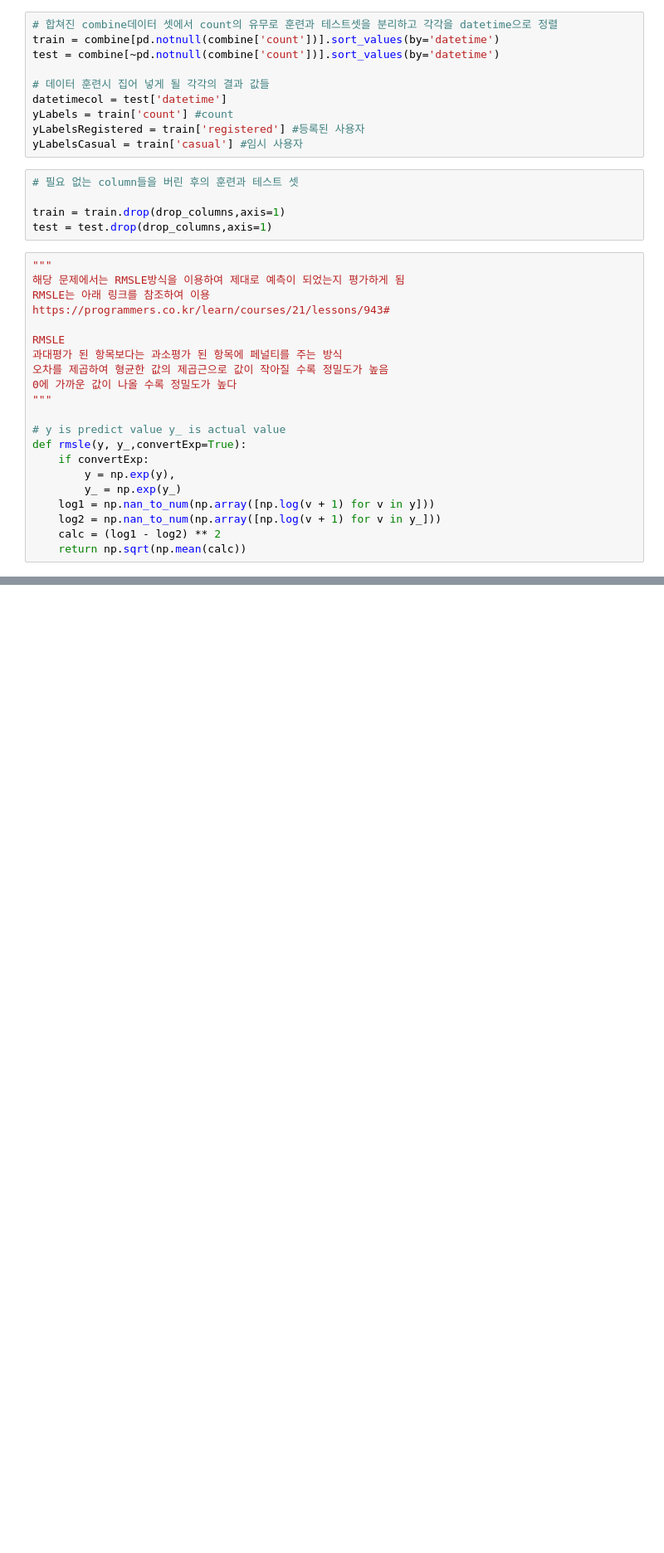
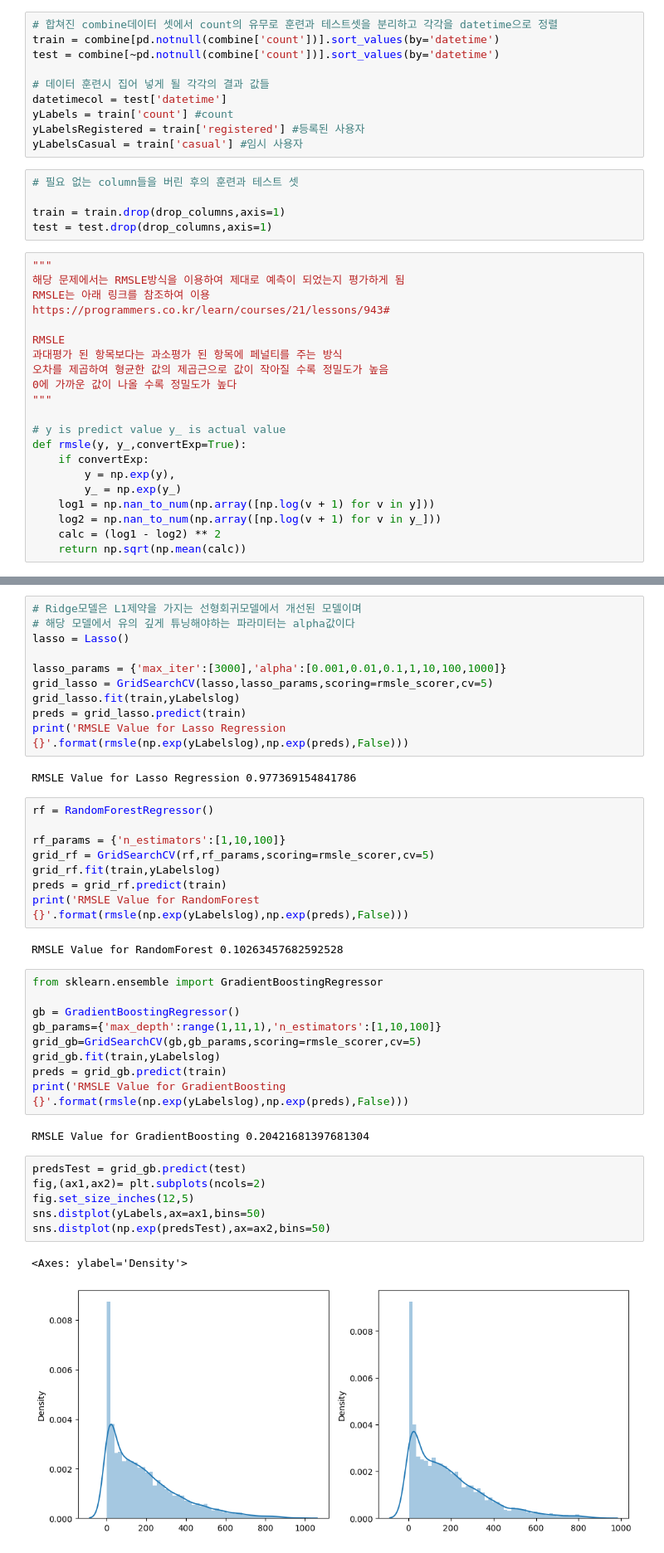
Before and after one commit to bumcoding/MachineLearning_Study, a Jupyter notebook: AiffelResearch/BikeSharingDemand.ipynb, the cells around one changed output, grey strips where cells are left out. Shown at 83% size. Cells and saved outputs as stored; diff of their text form; blank space fills up the shorter version.

```diff
--- a/AiffelResearch/BikeSharingDemand.ipynb
+++ b/AiffelResearch/BikeSharingDemand.ipynb
@@ -550,0 +648,42 @@ LinearRegression()
+# %%
+# Ridge모델은 L1제약을 가지는 선형회귀모델에서 개선된 모델이며
+# 해당 모델에서 유의 깊게 튜닝해야하는 파라미터는 alpha값이다
+lasso = Lasso()
+
+lasso_params = {'max_iter':[3000],'alpha':[0.001,0.01,0.1,1,10,100,1000]}
+grid_lasso = GridSearchCV(lasso,lasso_params,scoring=rmsle_scorer,cv=5)
+grid_lasso.fit(train,yLabelslog)
+preds = grid_lasso.predict(train)
+print('RMSLE Value for Lasso Regression {}'.format(rmsle(np.exp(yLabelslog),np.exp(preds),False)))
+# %% [output]
+RMSLE Value for Lasso Regression 0.977369154841786
+# %%
+rf = RandomForestRegressor()
+
+rf_params = {'n_estimators':[1,10,100]}
+grid_rf = GridSearchCV(rf,rf_params,scoring=rmsle_scorer,cv=5)
+grid_rf.fit(train,yLabelslog)
+preds = grid_rf.predict(train)
+print('RMSLE Value for RandomForest {}'.format(rmsle(np.exp(yLabelslog),np.exp(preds),False)))
+# %% [output]
+RMSLE Value for RandomForest 0.10263457682592528
+# %%
+from sklearn.ensemble import GradientBoostingRegressor
+
+gb = GradientBoostingRegressor()
+gb_params={'max_depth':range(1,11,1),'n_estimators':[1,10,100]}
+grid_gb=GridSearchCV(gb,gb_params,scoring=rmsle_scorer,cv=5)
+grid_gb.fit(train,yLabelslog)
+preds = grid_gb.predict(train)
+print('RMSLE Value for GradientBoosting {}'.format(rmsle(np.exp(yLabelslog),np.exp(preds),False)))
+# %% [output]
+RMSLE Value for GradientBoosting 0.20421681397681304
+# %%
+predsTest = grid_gb.predict(test)
+fig,(ax1,ax2)= plt.subplots(ncols=2)
+fig.set_size_inches(12,5)
+sns.distplot(yLabels,ax=ax1,bins=50)
+sns.distplot(np.exp(predsTest),ax=ax2,bins=50)
+# %% [output]
+<Axes: ylabel='Density'>
+[figure, added]
```
Also changed, not shown: parts of 9 cells of this notebook.
